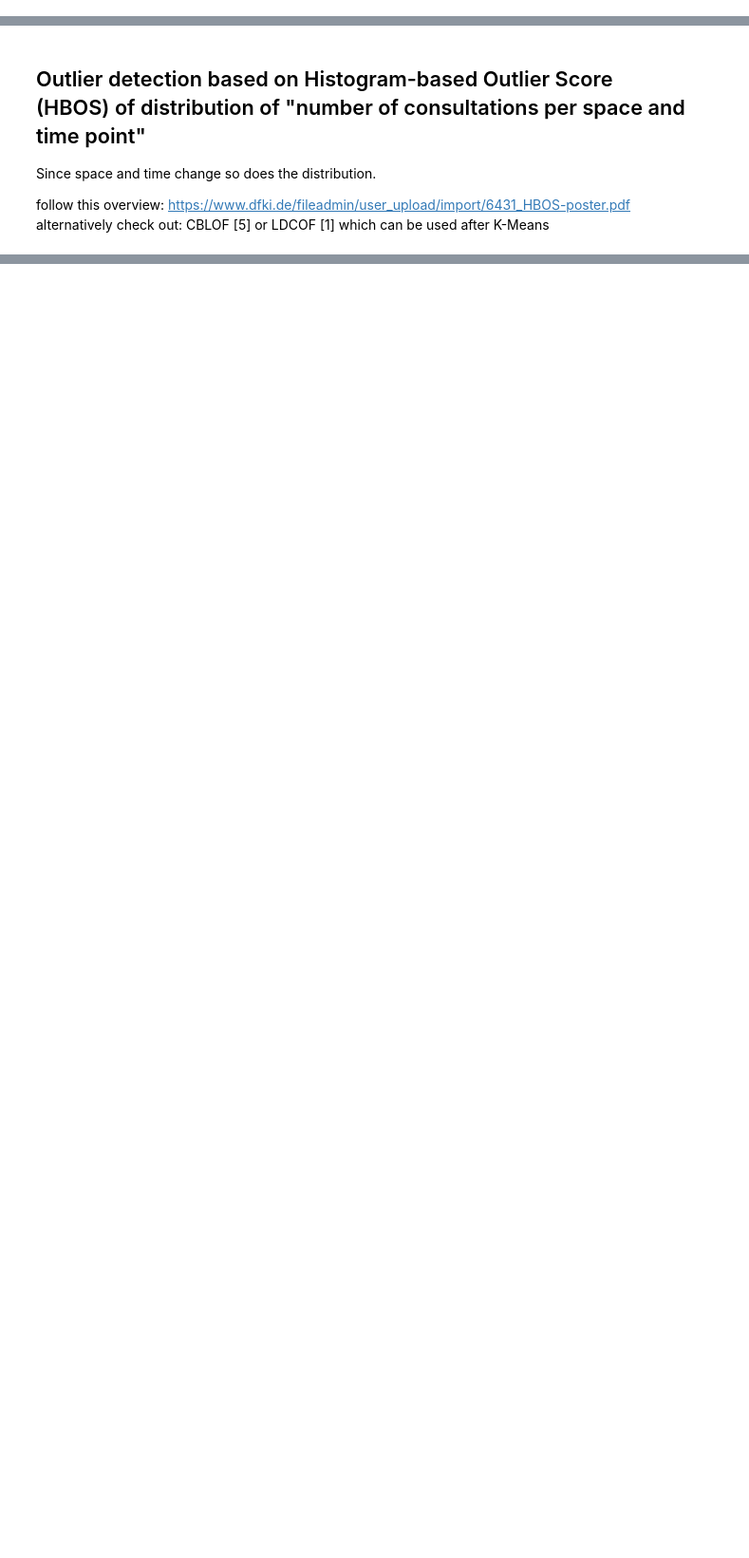
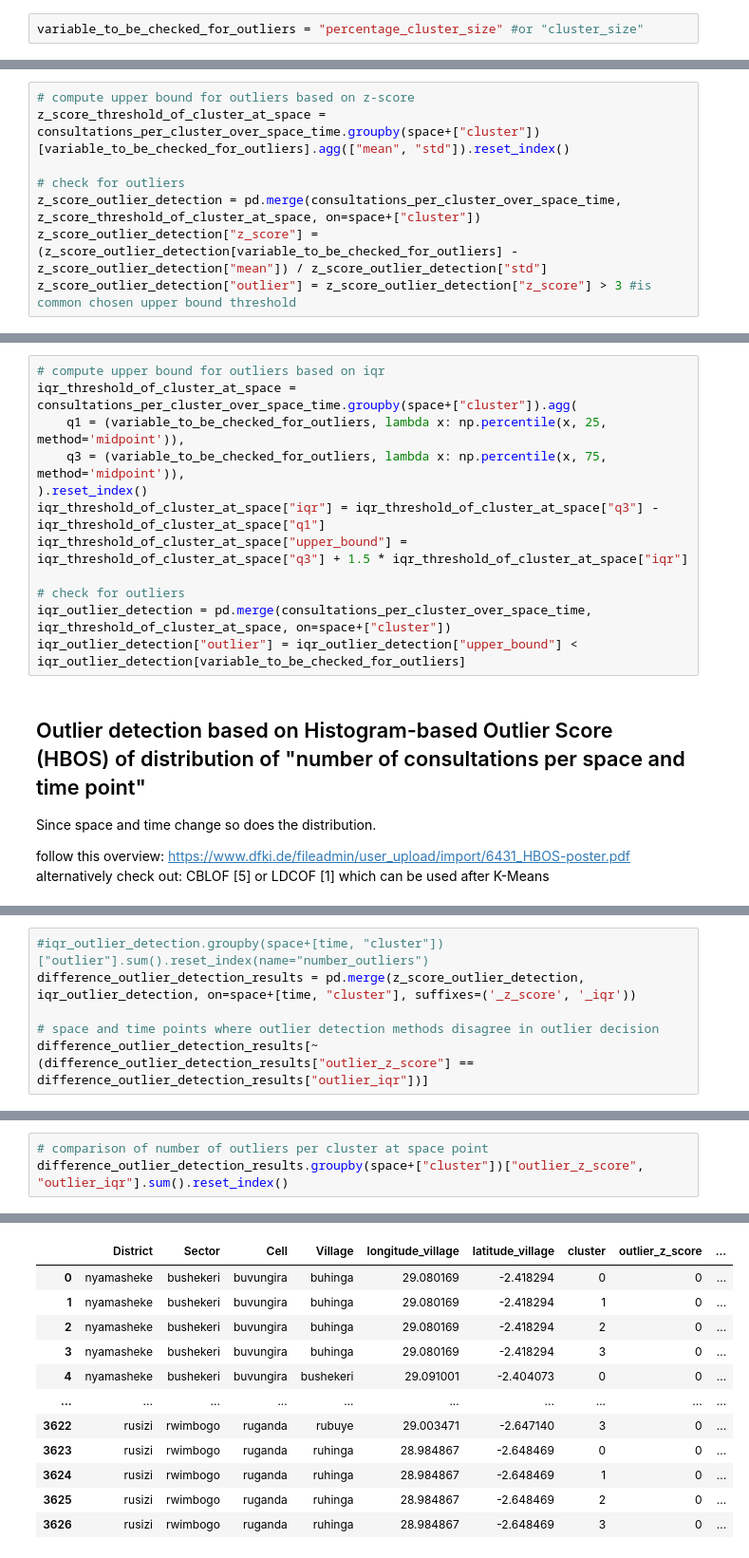
Before and after one commit to sid030sid/DYNAMIC-igh-ml-semester-project, a Jupyter notebook: rw-outlier-detection-and-spatio-temporal-analysis.ipynb, the cells around one changed output, grey strips where cells are left out. Shown at 95% size. Cells and saved outputs as stored; diff of their text form; blank space fills up the shorter version.

Commit message:
outlier detection done

```diff
--- a/rw-outlier-detection-and-spatio-temporal-analysis.ipynb
+++ b/rw-outlier-detection-and-spatio-temporal-analysis.ipynb
@@ -114,0 +177,2 @@ consultations_per_cluster_over_space_time
+# %%
+variable_to_be_checked_for_outliers = "percentage_cluster_size" #or "cluster_size"
@@ -114,0 +181,8 @@ consultations_per_cluster_over_space_time
+# %%
+# compute upper bound for outliers based on z-score
+z_score_threshold_of_cluster_at_space = consultations_per_cluster_over_space_time.groupby(space+["cluster"])[variable_to_be_checked_for_outliers].agg(["mean", "std"]).reset_index()
+
+# check for outliers
+z_score_outlier_detection = pd.merge(consultations_per_cluster_over_space_time, z_score_threshold_of_cluster_at_space, on=space+["cluster"])
+z_score_outlier_detection["z_score"] = (z_score_outlier_detection[variable_to_be_checked_for_outliers] - z_score_outlier_detection["mean"]) / z_score_outlier_detection["std"]
+z_score_outlier_detection["outlier"] = z_score_outlier_detection["z_score"] > 3 #is common chosen upper bound threshold
@@ -115,3 +191,15 @@ consultations_per_cluster_over_space_time
+# %%
+# compute upper bound for outliers based on iqr
+iqr_threshold_of_cluster_at_space = consultations_per_cluster_over_space_time.groupby(space+["cluster"]).agg(
+    q1 = (variable_to_be_checked_for_outliers, lambda x: np.percentile(x, 25, method='midpoint')),
+    q3 = (variable_to_be_checked_for_outliers, lambda x: np.percentile(x, 75, method='midpoint')),
+).reset_index()
+iqr_threshold_of_cluster_at_space["iqr"] = iqr_threshold_of_cluster_at_space["q3"] - iqr_threshold_of_cluster_at_space["q1"]
+iqr_threshold_of_cluster_at_space["upper_bound"] = iqr_threshold_of_cluster_at_space["q3"] + 1.5 * iqr_threshold_of_cluster_at_space["iqr"]
+
+# check for outliers
+iqr_outlier_detection = pd.merge(consultations_per_cluster_over_space_time, iqr_threshold_of_cluster_at_space, on=space+["cluster"])
+iqr_outlier_detection["outlier"] = iqr_outlier_detection["upper_bound"] < iqr_outlier_detection[variable_to_be_checked_for_outliers]
 # %% [markdown]
 ## Outlier detection based on Histogram-based Outlier Score (HBOS) of distribution of "number of consultations per space and time point"
 Since space and time change so does the distribution.
@@ -143,0 +225,6 @@ def outlier_detector(space, time):
+# %%
+#iqr_outlier_detection.groupby(space+[time, "cluster"])["outlier"].sum().reset_index(name="number_outliers")
+difference_outlier_detection_results = pd.merge(z_score_outlier_detection, iqr_outlier_detection, on=space+[time, "cluster"], suffixes=('_z_score', '_iqr'))
+
+# space and time points where outlier detection methods disagree in outlier decision
+difference_outlier_detection_results[~(difference_outlier_detection_results["outlier_z_score"] == difference_outlier_detection_results["outlier_iqr"])]
@@ -143,0 +273,4 @@ def outlier_detector(space, time):
+# %%
+# comparison of number of outliers per cluster at space point
+difference_outlier_detection_results.groupby(space+["cluster"])["outlier_z_score", "outlier_iqr"].sum().reset_index()
+# %% [output]
@@ -143,0 +278,12 @@ def outlier_detector(space, time):
+|  | District | Sector | Cell | Village | longitude_village | latitude_village | cluster | outlier_z_score | ... |
+| 0 | nyamasheke | bushekeri | buvungira | buhinga | 29.080169 | -2.418294 | 0 | 0 | ... |
+| 1 | nyamasheke | bushekeri | buvungira | buhinga | 29.080169 | -2.418294 | 1 | 0 | ... |
+| 2 | nyamasheke | bushekeri | buvungira | buhinga | 29.080169 | -2.418294 | 2 | 0 | ... |
+| 3 | nyamasheke | bushekeri | buvungira | buhinga | 29.080169 | -2.418294 | 3 | 0 | ... |
+| 4 | nyamasheke | bushekeri | buvungira | bushekeri | 29.091001 | -2.404073 | 0 | 0 | ... |
+| ... | ... | ... | ... | ... | ... | ... | ... | ... | ... |
+| 3622 | rusizi | rwimbogo | ruganda | rubuye | 29.003471 | -2.647140 | 3 | 0 | ... |
+| 3623 | rusizi | rwimbogo | ruganda | ruhinga | 28.984867 | -2.648469 | 0 | 0 | ... |
+| 3624 | rusizi | rwimbogo | ruganda | ruhinga | 28.984867 | -2.648469 | 1 | 0 | ... |
+| 3625 | rusizi | rwimbogo | ruganda | ruhinga | 28.984867 | -2.648469 | 2 | 0 | ... |
+| 3626 | rusizi | rwimbogo | ruganda | ruhinga | 28.984867 | -2.648469 | 3 | 0 | ... |
```
Also changed, not shown: parts of 26 cells of this notebook.
